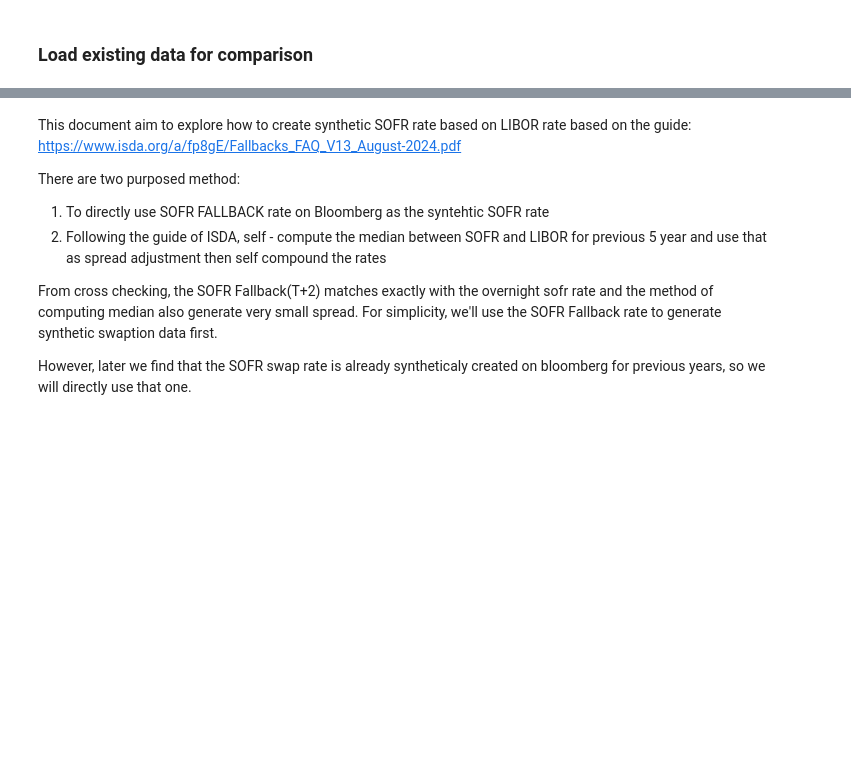
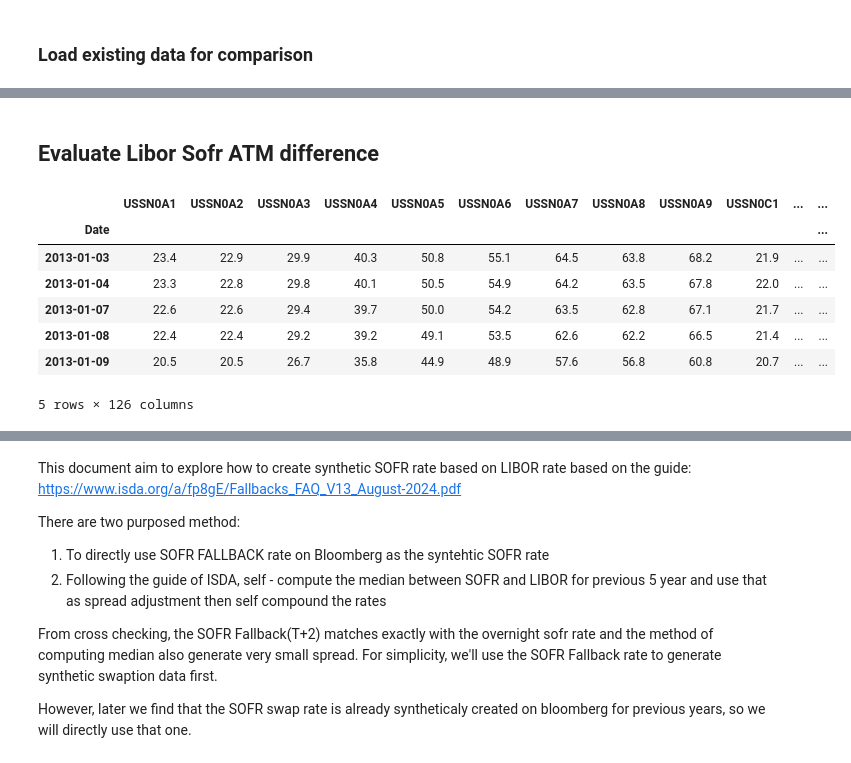
Before and after one commit to ekopen/VolGAN, a Jupyter notebook: sofr_libor_conversion.ipynb, the cells around one changed output, grey strips where cells are left out. Cells and saved outputs as stored; diff of their text form; code cells hidden in the pictures; blank space fills up the shorter version.

```diff
--- a/sofr_libor_conversion.ipynb
+++ b/sofr_libor_conversion.ipynb
@@ -308,0 +329,20 @@ for i, col in enumerate(diff_df.columns):
+# %% [markdown]
+## Evaluate Libor Sofr ATM difference
+# %%
+liborAtmFilePath = dataDir+'libor_atm_vol.xlsx'
+# load sheet: impliedvoldata_ois
+libordf = pd.read_excel(liborAtmFilePath, sheet_name='libor')
+libordf.set_index(libordf.columns[0], inplace=True)
+# %%
+libordf = libordf.loc[:, ~libordf.columns.str.startswith('Unnamed')]
+libordf = libordf.loc[:, ~libordf.columns.str.contains('I|1F')] # remove data that are missing
+libordf.head()
+# %% [output]
+|  | USSN0A1 | USSN0A2 | USSN0A3 | USSN0A4 | USSN0A5 | USSN0A6 | USSN0A7 | USSN0A8 | USSN0A9 | USSN0C1 | ... | ... |
+| Date |  |  |  |  |  |  |  |  |  |  |  | ... |
+| 2013-01-03 | 23.4 | 22.9 | 29.9 | 40.3 | 50.8 | 55.1 | 64.5 | 63.8 | 68.2 | 21.9 | ... | ... |
+| 2013-01-04 | 23.3 | 22.8 | 29.8 | 40.1 | 50.5 | 54.9 | 64.2 | 63.5 | 67.8 | 22.0 | ... | ... |
+| 2013-01-07 | 22.6 | 22.6 | 29.4 | 39.7 | 50.0 | 54.2 | 63.5 | 62.8 | 67.1 | 21.7 | ... | ... |
+| 2013-01-08 | 22.4 | 22.4 | 29.2 | 39.2 | 49.1 | 53.5 | 62.6 | 62.2 | 66.5 | 21.4 | ... | ... |
+| 2013-01-09 | 20.5 | 20.5 | 26.7 | 35.8 | 44.9 | 48.9 | 57.6 | 56.8 | 60.8 | 20.7 | ... | ... |
+5 rows × 126 columns
```
Also changed, not shown: parts of 33 cells of this notebook.
